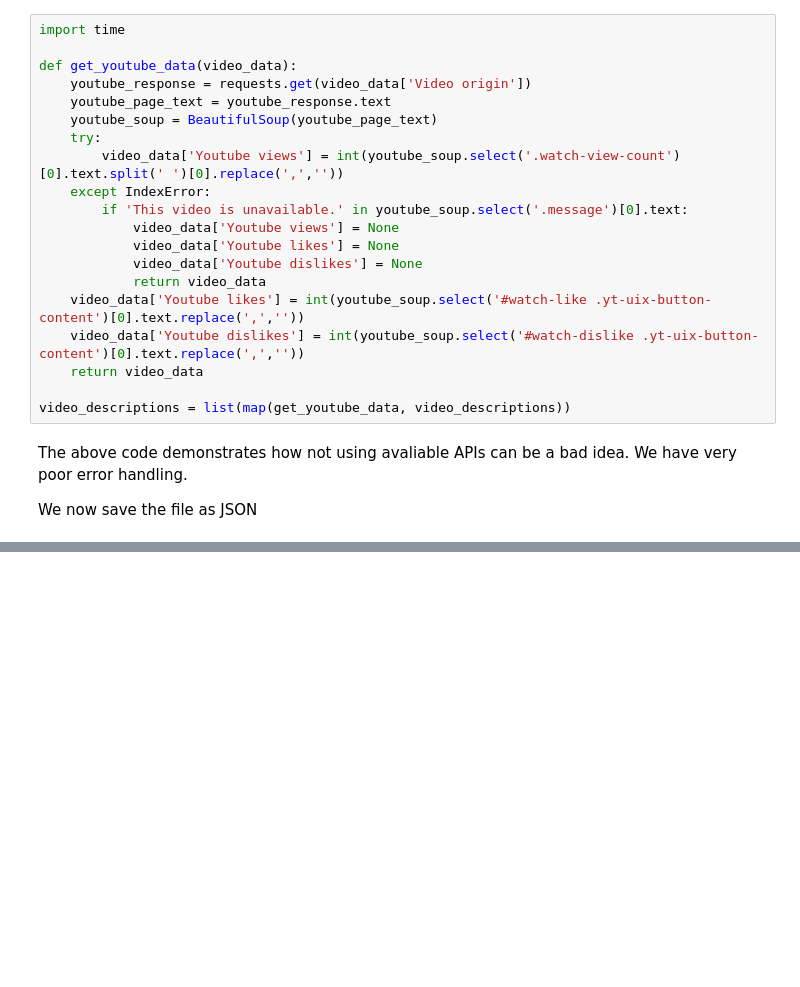
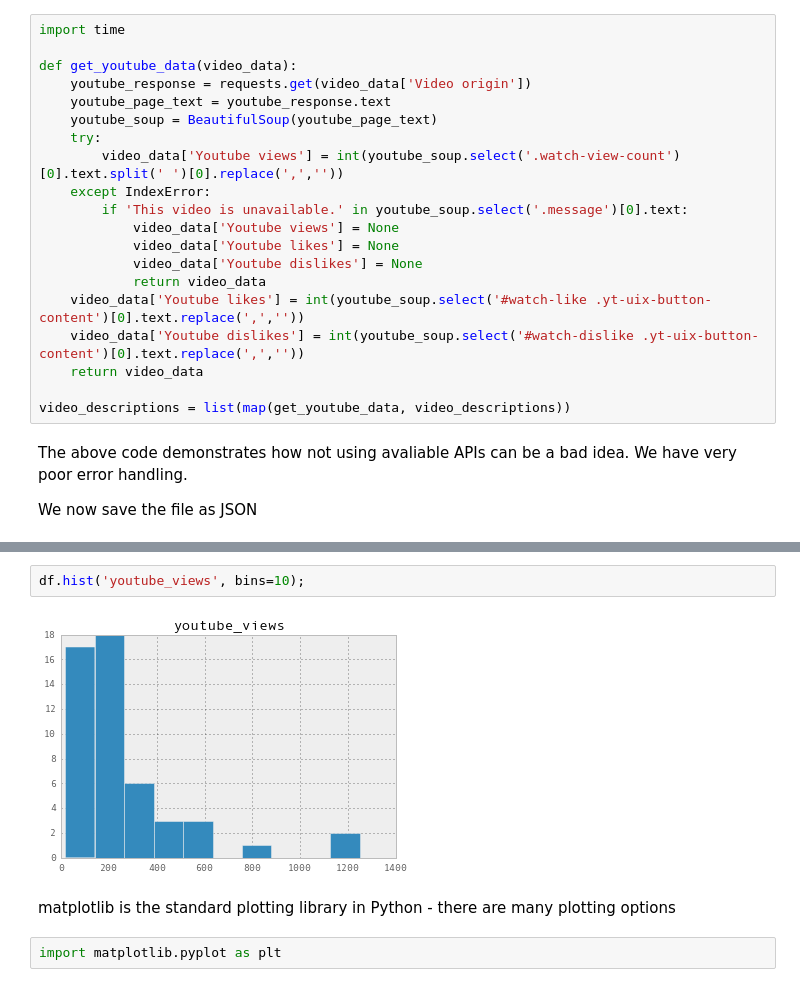
Before and after one commit to jackgolding/FullStackDataAnalysis, a Jupyter notebook: Web Scraping 101.ipynb, the cells around one changed output, grey strips where cells are left out. Drawn from its saved outputs; the diff is of its cells as text; blank space fills up the shorter version.

```diff
--- a/Web Scraping 101.ipynb
+++ b/Web Scraping 101.ipynb
@@ -105,0 +277,8 @@ with open(r'./Assets/pycon_au_2014_video_data.json', 'w') as outfile:
+# %%
+df.hist('youtube_views', bins=10);
+# %% [output]
+[figure, added]
+# %% [markdown]
+matplotlib is the standard plotting library in Python - there are many plotting options
+# %%
+import matplotlib.pyplot as plt
```
Also changed, not shown: parts of 39 cells of this notebook.
